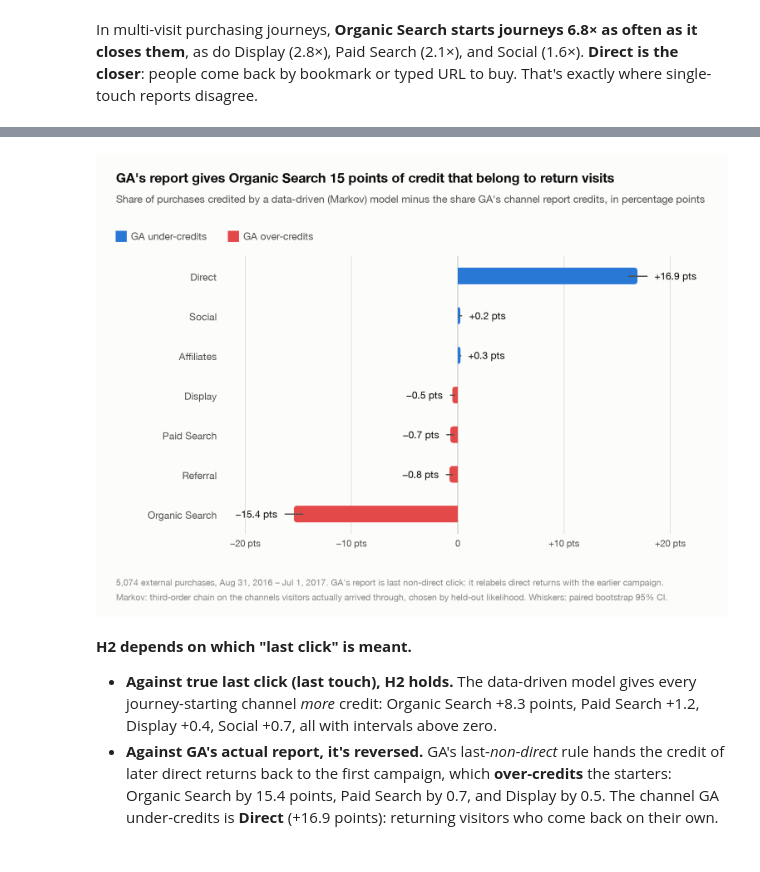
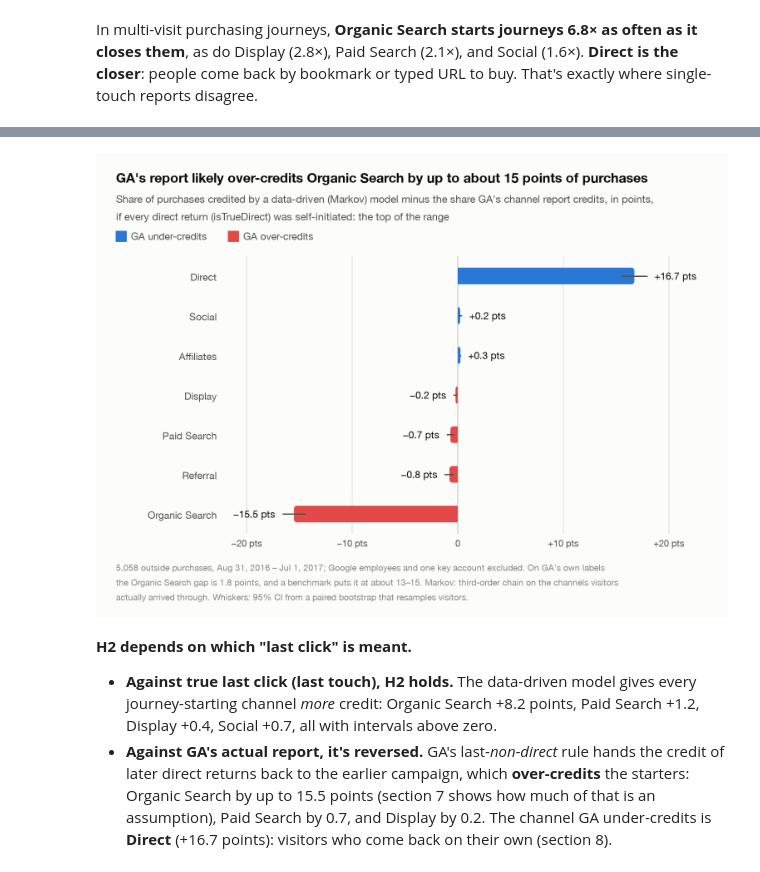
Before and after one commit to Pann13223029/merch-store-marketing-case-study, a Jupyter notebook: notebooks/05_analyze_attribution.ipynb, the cells around one changed output, grey strips where cells are left out. Cells and saved outputs as stored; diff of their text form; code cells hidden in the pictures.

```diff
--- a/notebooks/05_analyze_attribution.ipynb
+++ b/notebooks/05_analyze_attribution.ipynb
@@ -14,19 +14,35 @@ from pathlib import Path
 ROOT = Path.cwd().parent if Path.cwd().name == "notebooks" else Path.cwd()
 sys.path.insert(0, str(ROOT))
 
+import itertools
+import math
+
 import numpy as np
 import pandas as pd
 from IPython.display import display
 
 from src import viz
-from src.attribution import MODELS, Attribution, markov_holdout_loglik, split_paths, starter_closer
+from src.attribution import (KEYWORD_CLASSES, MODELS, Attribution, credit_vs_presence, markov_holdout_loglik,
+                             search_keyword_class, split_paths, starter_closer)
+from src.journeys import PERIOD_END, PERIOD_START, revenue_cap
+from src.segments import EMPLOYEES, EXTERNAL, KEY_ACCOUNT, is_key_account, segment
+from src.validate import visitor_concentration
 
 pd.set_option("display.max_columns", 50)
 pd.set_option("display.width", 200)
 N_BOOT = 1000
-MARKOV_ORDER = 3   # chosen in section 3 by held-out likelihood
+MARKOV_ORDER = 3   # chosen in section 4 by held-out likelihood
 
 sessions = pd.read_parquet(ROOT / "data/raw/sessions_clean.parquet")
+sessions["segment"] = segment(sessions)
+ext = sessions[sessions.segment == EXTERNAL]   # the marketing population: no employees, no key account
+CAP = revenue_cap(sessions)                    # D-P2, set in Process: $1,606 per purchase session
+
+# D1 tables from Process. src/journeys.py leaves key accounts out, like employees; dropping them here also
+# covers tables built before that rule. The cap must stay the Process cap.
 journeys = pd.read_parquet(ROOT / "data/processed/journeys.parquet")
 touches = pd.read_parquet(ROOT / "data/processed/touches.parquet")
-ext = sessions[~sessions.is_internal]
+journeys = journeys[~is_key_account(journeys.full_visitor_id)].reset_index(drop=True)
+touches = touches[~is_key_account(touches.full_visitor_id)].reset_index(drop=True)
+assert np.isclose(journeys.revenue_capped_usd.max(), CAP), "journeys were capped at a different value"
+print(f"Revenue cap per purchase session: ${CAP:,.2f}")
@@ -123,7 +305,7 @@ Held-out likelihood improves at every order, most from 1 to 2, and **order 3 fit
 # %%
 att = Attribution(journeys, "arrival_path", order=MARKOV_ORDER)
 shares = att.shares()
-boot = att.bootstrap_shares(n_boot=N_BOOT, seed=42)
+boot = att.bootstrap_shares(n_boot=N_BOOT, seed=42, clusters=journeys.full_visitor_id)   # resamples visitors
 low, high = np.percentile(boot, [2.5, 97.5], axis=0)
 names = {"ga_last_click": "GA report", "last_touch": "Last touch", "first_touch": "First touch",
          "linear": "Linear", "position_based": "Position-based", "markov": "Markov (data-driven)"}
@@ -174,21 +356,23 @@ h2
 # %%
 gap = h2.xs("vs GA report", axis=1, level=1)   # the join above drops the level names
 chart_order = ["Direct", "Social", "Affiliates", "Display", "Paid Search", "Referral", "Organic Search"]
 fig = viz.diverging_ci_chart(
     chart_order, gap.loc[chart_order, "markov_minus_ref_pts"].tolist(),
     gap.loc[chart_order, "ci_low"].tolist(), gap.loc[chart_order, "ci_high"].tolist(),
-    title="GA's report gives Organic Search 15 points of credit that belong to return visits",
-    subtitle="Share of purchases credited by a data-driven (Markov) model minus the share GA's channel report credits, in percentage points",
-    note=(f"{len(conv):,} external purchases, Aug 31, 2016 – Jul 1, 2017. GA's report is last non-direct click: it relabels direct returns with the earlier campaign.\n"
-          "Markov: third-order chain on the channels visitors actually arrived through, chosen by held-out likelihood. Whiskers: paired bootstrap 95% CI."),
+    title="GA's report likely over-credits Organic Search by up to about 15 points of purchases",
+    subtitle=("Share of purchases credited by a data-driven (Markov) model minus the share GA's channel report credits, in points,\n"
+              "if every direct return (isTrueDirect) was self-initiated: the top of the range"),
+    note=(f"{len(conv):,} outside purchases, Aug 31, 2016 – Jul 1, 2017; Google employees and one key account excluded. On GA's own labels\n"
+          "the Organic Search gap is 1.8 points, and a benchmark puts it at about 13–15. Markov: third-order chain on the channels visitors\n"
+          "actually arrived through. Whiskers: 95% CI from a paired bootstrap that resamples visitors."),
     pos_label="GA under-credits", neg_label="GA over-credits",
     value_fmt=lambda v: f"{v:+.1f} pts", tick_fmt=lambda t: f"{t:+.0f} pts",
 )
 viz.show_saved(fig, ROOT / "reports/figures/d1_credit_gap.png")
 # %% [output]
-[figure, old version]
+[figure, new version]
 # %% [markdown]
 **H2 depends on which "last click" is meant.**
 
-- **Against true last click (last touch), H2 holds.** The data-driven model gives every journey-starting channel *more* credit: Organic Search +8.3 points, Paid Search +1.2, Display +0.4, Social +0.7, all with intervals above zero.
-- **Against GA's actual report, it's reversed.** GA's last-*non-direct* rule hands the credit of later direct returns back to the first campaign, which **over-credits** the starters: Organic Search by 15.4 points, Paid Search by 0.7, and Display by 0.5. The channel GA under-credits is **Direct** (+16.9 points): returning visitors who come back on their own.
+- **Against true last click (last touch), H2 holds.** The data-driven model gives every journey-starting channel *more* credit: Organic Search +8.2 points, Paid Search +1.2, Display +0.4, Social +0.7, all with intervals above zero.
+- **Against GA's actual report, it's reversed.** GA's last-*non-direct* rule hands the credit of later direct returns back to the earlier campaign, which **over-credits** the starters: Organic Search by up to 15.5 points (section 7 shows how much of that is an assumption), Paid Search by 0.7, and Display by 0.2. The channel GA under-credits is **Direct** (+16.7 points): visitors who come back on their own (section 8).
```
Also changed, not shown: parts of 66 cells of this notebook, 20 other files.
